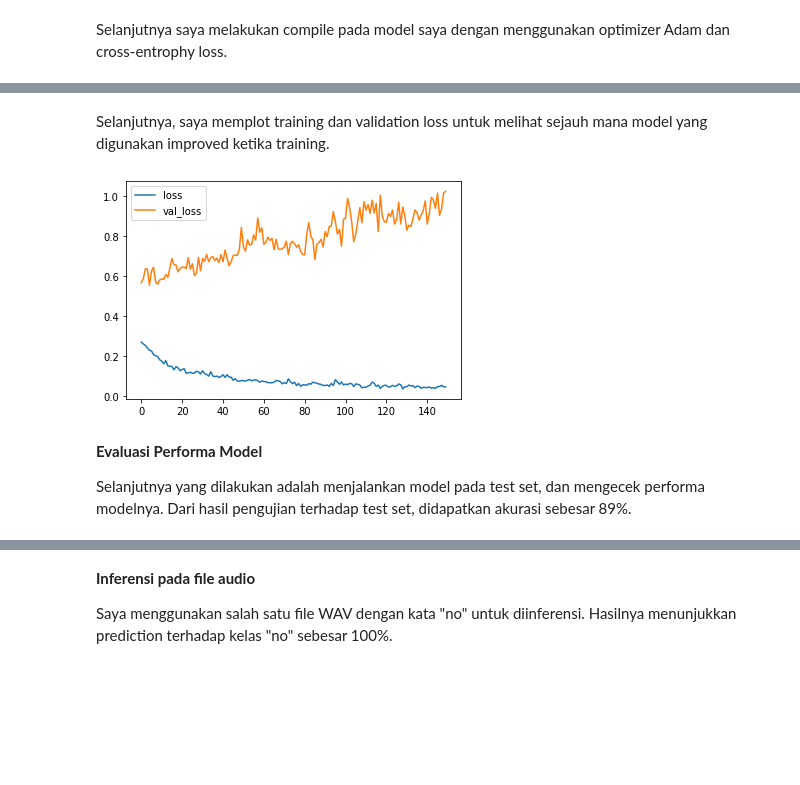
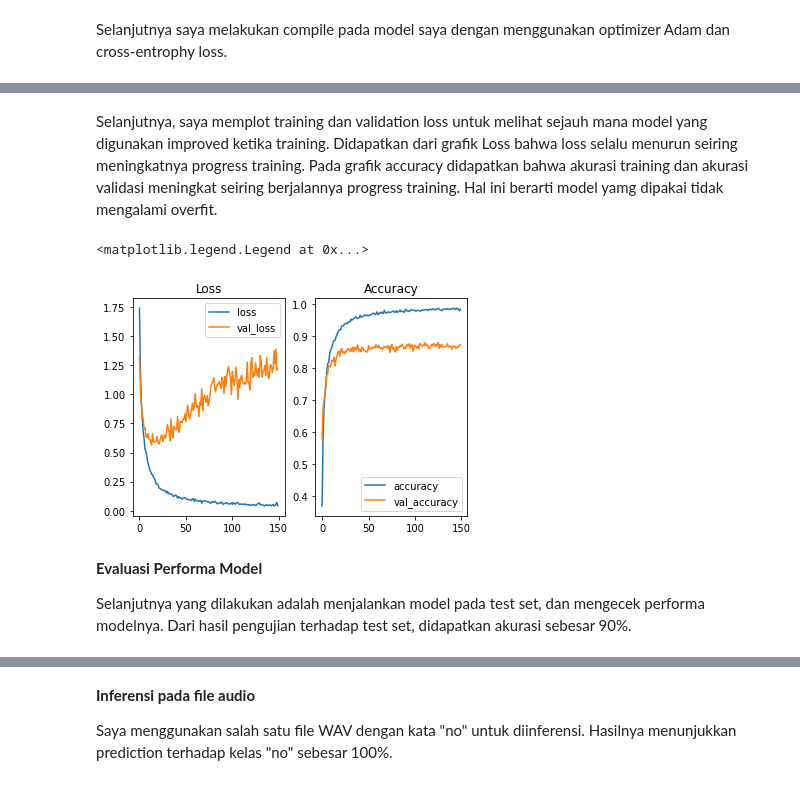
Before and after one commit to jalalAzhmatkhan/pattern-recognition, a Jupyter notebook: Speech_recognition_Tugas_Besar_23521059.ipynb, the cells around one changed output, grey strips where cells are left out. Drawn from its saved outputs; the diff is of its cells as text; code cells hidden in the pictures; blank space fills up the shorter version.

Commit message:
Update plot, fixing typo

```diff
--- a/Speech_recognition_Tugas_Besar_23521059.ipynb
+++ b/Speech_recognition_Tugas_Besar_23521059.ipynb
@@ -322,17 +322,24 @@ Epoch 150/150
 # %% [markdown]
-Selanjutnya, saya memplot training dan validation loss untuk melihat sejauh mana model yang digunakan improved ketika training.
+Selanjutnya, saya memplot training dan validation loss untuk melihat sejauh mana model yang digunakan improved ketika training. Didapatkan dari grafik Loss bahwa loss selalu menurun seiring meningkatnya progress training. Pada grafik accuracy didapatkan bahwa akurasi training dan akurasi validasi meningkat seiring berjalannya progress training. Hal ini berarti model yamg dipakai tidak mengalami overfit.
 # %%
 #Plot the training and validation loss curves to check how your model has improved during training
 metrics = history.history
+plt.subplot(1, 2, 1)
 plt.plot(history.epoch, metrics['loss'], metrics['val_loss'])
+plt.title('Loss')
 plt.legend(['loss', 'val_loss'])
-plt.show()
+
+plt.subplot(1, 2, 2)
+plt.plot(history.epoch, metrics['accuracy'], metrics['val_accuracy'])
+plt.title('Accuracy')
+plt.legend(['accuracy', 'val_accuracy'])
 # %% [output]
+<matplotlib.legend.Legend at 0x...>
-[figure, old version]
+[figure, new version]
 # %% [markdown]
 **Evaluasi Performa Model**
 
-Selanjutnya yang dilakukan adalah menjalankan model pada test set, dan mengecek performa modelnya. Dari hasil pengujian terhadap test set, didapatkan akurasi sebesar 89%.
+Selanjutnya yang dilakukan adalah menjalankan model pada test set, dan mengecek performa modelnya. Dari hasil pengujian terhadap test set, didapatkan akurasi sebesar 90%.
 # %%
 test_audio = []
 test_labels = []
```
Also changed, not shown: parts of 9 cells of this notebook.
